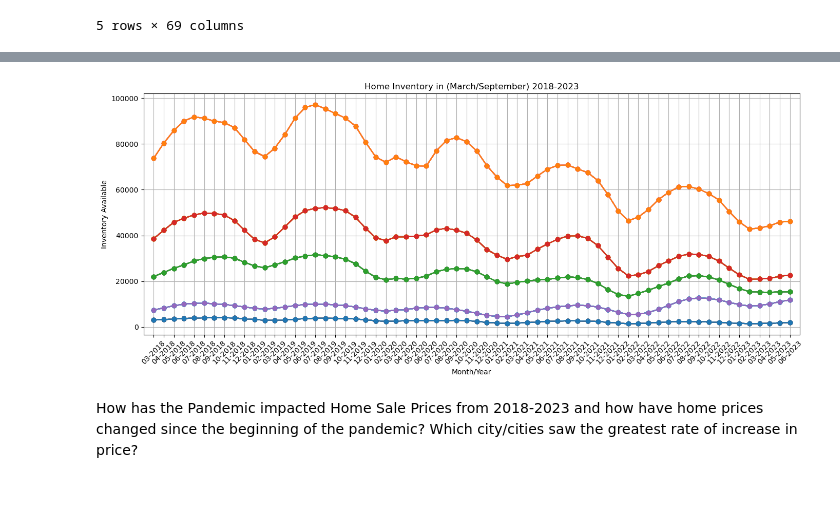
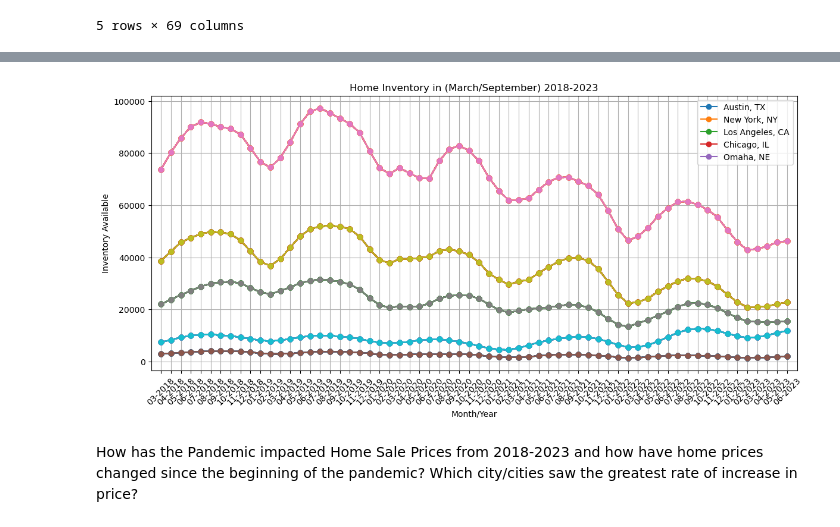
Before and after one commit to ashley-ley/Zillow-Housing-Analysis, a Jupyter notebook: Zillow-Notebook.ipynb, the cells around one changed output, grey strips where cells are left out. Saved outputs shown, nothing was run; the diff lists cells and outputs as text; code cells hidden in the pictures; blank space fills up the shorter version.

Commit message:
Update Housing Inventory to include code for Inventory Graph

```diff
--- a/Zillow-Notebook.ipynb
+++ b/Zillow-Notebook.ipynb
@@ -25,3 +25,8 @@ complete_housing_inventory
 | 29 | 394355 | 29 | Austin, TX | msa | TX | 7392.0 | 8277.0 | 9243.0 | 9920.0 | ... |
 | 58 | 394938 | 59 | Omaha, NE | msa | NE | 3001.0 | 3167.0 | 3419.0 | 3638.0 | ... |
 5 rows × 69 columns
+# %%
+housing_dates = pd.to_datetime(pd.Series(complete_housing_inventory.columns[5:]), format="%Y-%m-%d").dt.strftime("%m-%Y")
+housing_dates
+# print(len(housing_dates))
+# print(len(complete_housing_inventory))
@@ -28,10 +46,10 @@ complete_housing_inventory
 # %%
 # Make a DataFrame using the loc function to find specific cities
-inventory_comparison = housing_inventory.loc[(housing_inventory["RegionName"] == "Austin, TX") |
-                                             (housing_inventory["RegionName"] == "Omaha, NE") |
-                                             (housing_inventory["RegionName"] == "Chicago, IL") |
-                                             (housing_inventory["RegionName"] == "New York, NY") |
-                                             (housing_inventory["RegionName"] == "Los Angeles, CA")
+inventory_comparison = complete_housing_inventory.loc[(complete_housing_inventory["RegionName"] == "Austin, TX") |
+                                             (complete_housing_inventory["RegionName"] == "Omaha, NE") |
+                                             (complete_housing_inventory["RegionName"] == "Chicago, IL") |
+                                             (complete_housing_inventory["RegionName"] == "New York, NY") |
+                                             (complete_housing_inventory["RegionName"] == "Los Angeles, CA")
                                             ]
 
 # Reset index to match the city and state we are analyzing
@@ -54,36 +72,37 @@ au_tx_inventory = complete_housing_inventory.iloc[4,5:].to_list()
 # Create a DataFrame that displays the housing inventory over a 5-year period for the five cities in the US
 df = pd.DataFrame({
     "Austin, TX": au_tx_inventory,
     "New York, NY": ny_ny_inventory,
     "Los Angeles, CA": los_ca_inventory,
     "Chicago, IL": ch_il_inventory,
     "Omaha, NE": om_ne_inventory
 }, index=housing_dates)
 
 # Transpose the DataFrame to make dates as rows
 df_transposed = df.T
 df_transposed
 
 plt.figure(figsize=(14, 6))  # Adjust the figure size if needed
 
 # Loop through the columns of inventory_comparison and plot each city's inventory data
 for city in inventory_comparison.columns:
-    plt.plot(df.index, df, marker='o', label=city)
+    plt.plot(housing_dates,df, marker='o', label=city)
 
 # Set a Title and labels
 plt.title("Home Inventory in (March/September) 2018-2023")
 plt.xlabel("Month/Year")
 plt.ylabel("Inventory Available")
 plt.xlim(-1,64)
 plt.xticks(rotation=45)
 plt.grid(True)
+plt.legend(df)
 
 # Save our graph and show the graph
-plt.tight_layout()
+#plt.tight_layout()
 plt.savefig("Output/Pandemic-Home-Inventory.png")
 plt.show()
 # %% [output]
-[figure, old version]
+[figure, new version]
 # %% [markdown]
 How has the Pandemic impacted Home Sale Prices from 2018-2023 and how have home prices changed since the beginning of the pandemic? Which city/cities saw the greatest rate of increase in price?
 # %%
```
Also changed, not shown: parts of 1 cell of this notebook, 1 other file.
